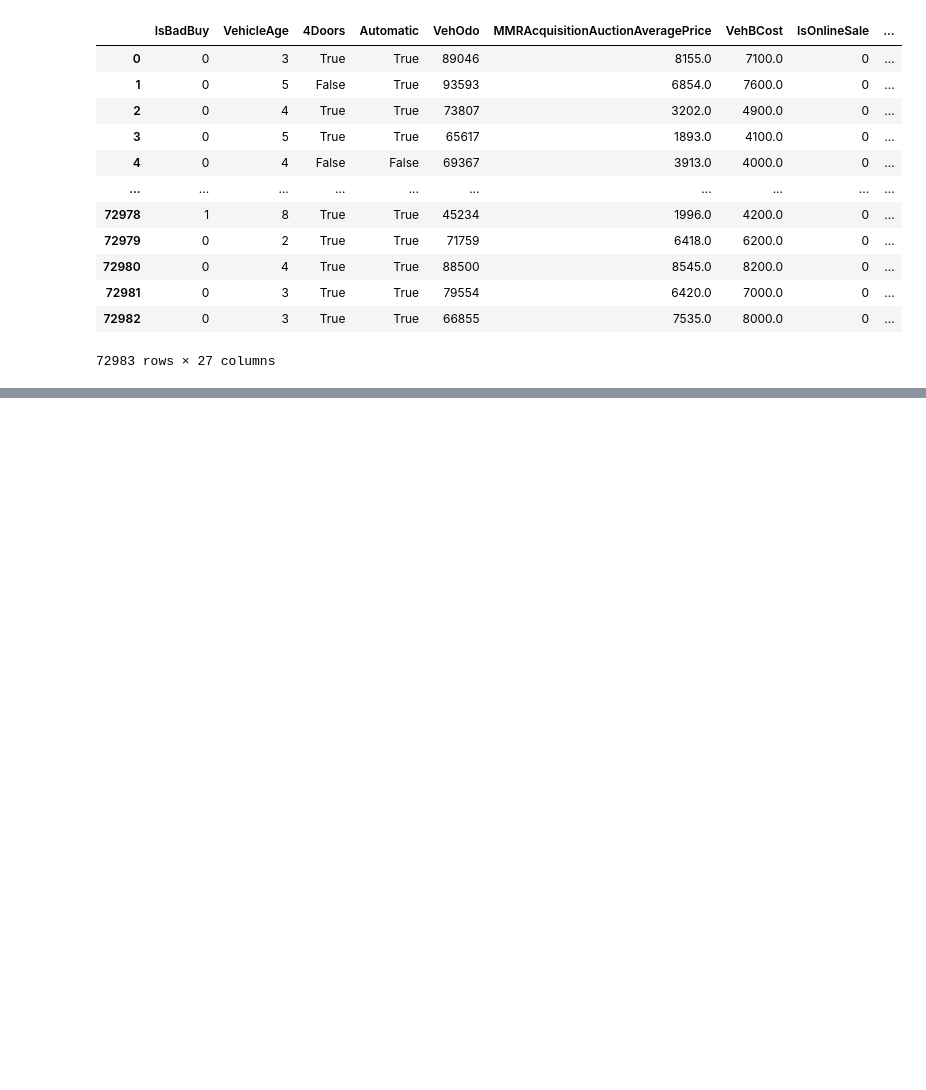
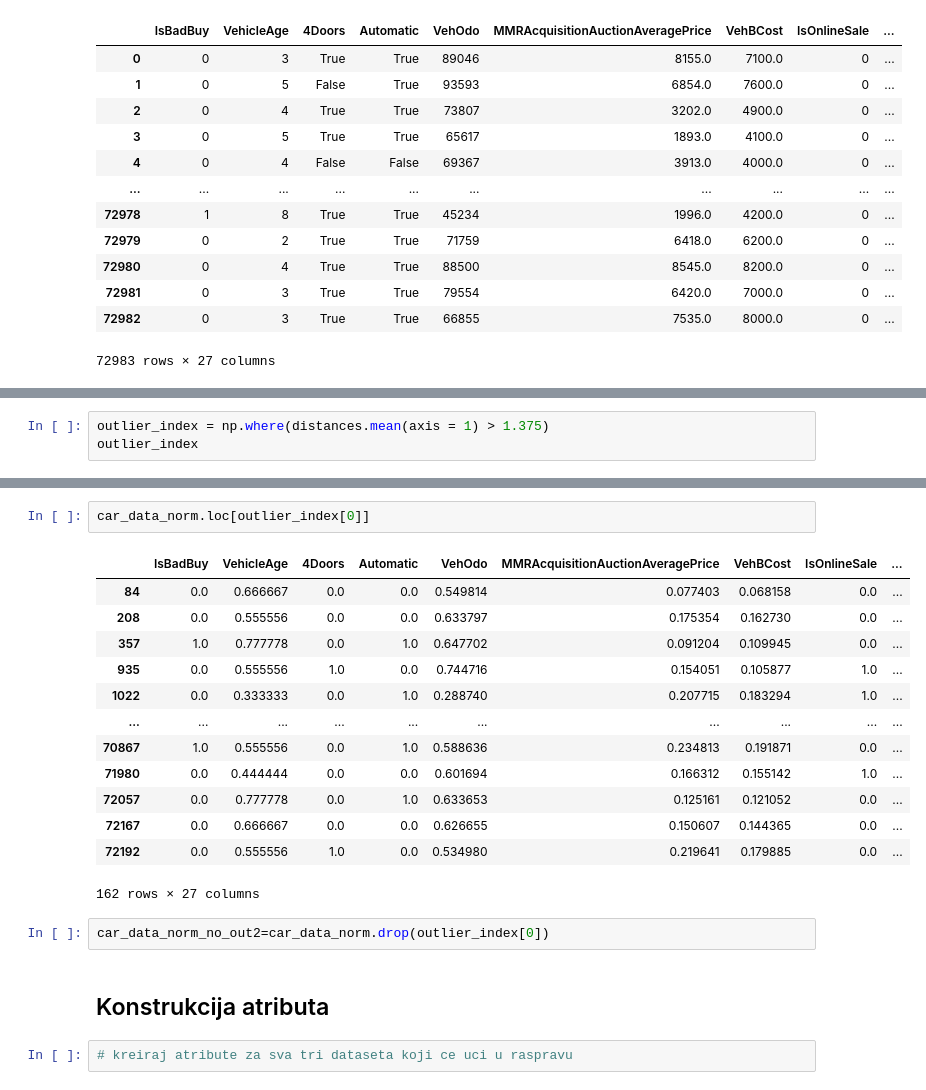
Before and after one commit to NemanjaGojkovic/Predikcija_pogodnosti_kupovine_automobila, a Jupyter notebook: masinsko-ucenje-3-domaci.ipynb, the cells around one changed output, grey strips where cells are left out. Drawn from its saved outputs; the diff is of its cells as text; blank space fills up the shorter version.

```diff
--- a/masinsko-ucenje-3-domaci.ipynb
+++ b/masinsko-ucenje-3-domaci.ipynb
@@ -697,0 +788,3 @@ from pyod.models.ecod import ECOD
+# %%
+outlier_index = np.where(distances.mean(axis = 1) > 1.375)
+outlier_index
@@ -697,0 +810,22 @@ from pyod.models.ecod import ECOD
+# %%
+car_data_norm.loc[outlier_index[0]]
+# %% [output]
+|  | IsBadBuy | VehicleAge | 4Doors | Automatic | VehOdo | MMRAcquisitionAuctionAveragePrice | VehBCost | IsOnlineSale | ... |
+| 84 | 0.0 | 0.666667 | 0.0 | 0.0 | 0.549814 | 0.077403 | 0.068158 | 0.0 | ... |
+| 208 | 0.0 | 0.555556 | 0.0 | 0.0 | 0.633797 | 0.175354 | 0.162730 | 0.0 | ... |
+| 357 | 1.0 | 0.777778 | 0.0 | 1.0 | 0.647702 | 0.091204 | 0.109945 | 0.0 | ... |
+| 935 | 0.0 | 0.555556 | 1.0 | 0.0 | 0.744716 | 0.154051 | 0.105877 | 1.0 | ... |
+| 1022 | 0.0 | 0.333333 | 0.0 | 1.0 | 0.288740 | 0.207715 | 0.183294 | 1.0 | ... |
+| ... | ... | ... | ... | ... | ... | ... | ... | ... | ... |
+| 70867 | 1.0 | 0.555556 | 0.0 | 1.0 | 0.588636 | 0.234813 | 0.191871 | 0.0 | ... |
+| 71980 | 0.0 | 0.444444 | 0.0 | 0.0 | 0.601694 | 0.166312 | 0.155142 | 1.0 | ... |
+| 72057 | 0.0 | 0.777778 | 0.0 | 1.0 | 0.633653 | 0.125161 | 0.121052 | 0.0 | ... |
+| 72167 | 0.0 | 0.666667 | 0.0 | 0.0 | 0.626655 | 0.150607 | 0.144365 | 0.0 | ... |
+| 72192 | 0.0 | 0.555556 | 1.0 | 0.0 | 0.534980 | 0.219641 | 0.179885 | 0.0 | ... |
+162 rows × 27 columns
+# %%
+car_data_norm_no_out2=car_data_norm.drop(outlier_index[0])
+# %% [markdown]
+## Konstrukcija atributa
+# %%
+# kreiraj atribute za sva tri dataseta koji ce uci u raspravu
```
Also changed, not shown: parts of 25 cells of this notebook.
